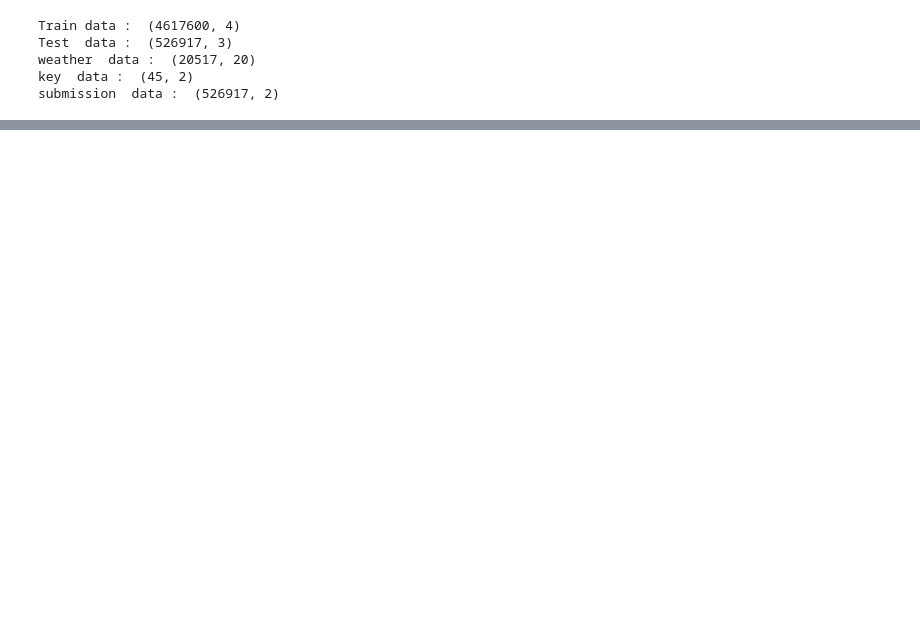
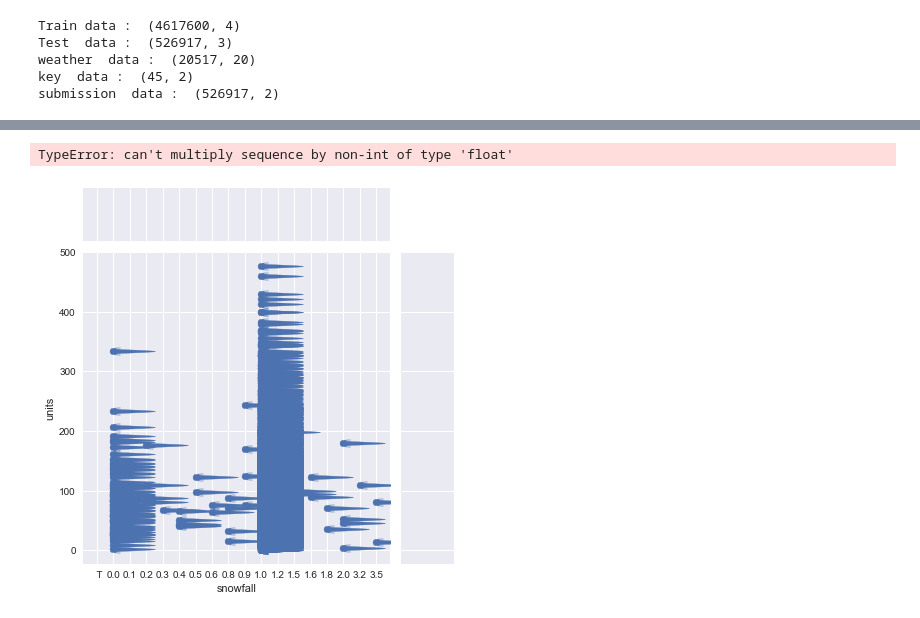
Before and after one commit to HyowonJang/LinearRegression, a Jupyter notebook: modeling_hyowon/Untitled.ipynb, the cells around one changed output, grey strips where cells are left out. Saved outputs shown, nothing was run; the diff lists cells and outputs as text; code cells hidden in the pictures; blank space fills up the shorter version.

```diff
--- a/modeling_hyowon/Untitled.ipynb
+++ b/modeling_hyowon/Untitled.ipynb
@@ -41,0 +243,3 @@ submission  data :  (526917, 2)
+# %%
+total_nonzero = total[total["units"]!=0]
+total_nonzero.tail()
@@ -41,0 +280,3 @@ submission  data :  (526917, 2)
+# %%
+total_nonzero_item9 = total_nonzero[total_nonzero["item_nbr"]==9]
+total_nonzero_item9.tail()
@@ -41,0 +293,9 @@ submission  data :  (526917, 2)
+# %%
+total_nonzero_item9 = total_nonzero_item9[total_nonzero_item9["snowfall"]!="M"]
+# %%
+total_nonzero_item9[["tavg","tmax","tmin"]] = total_nonzero_item9[["tavg","tmax","tmin"]].astype("int")
+# %%
+sns.jointplot(x=total_nonzero_item9["snowfall"], y=total_nonzero_item9["units"])
+# %% [output]
+TypeError: can't multiply sequence by non-int of type 'float'
+[figure, added]
```
Also changed, not shown: parts of 59 cells of this notebook, 1 other file.
